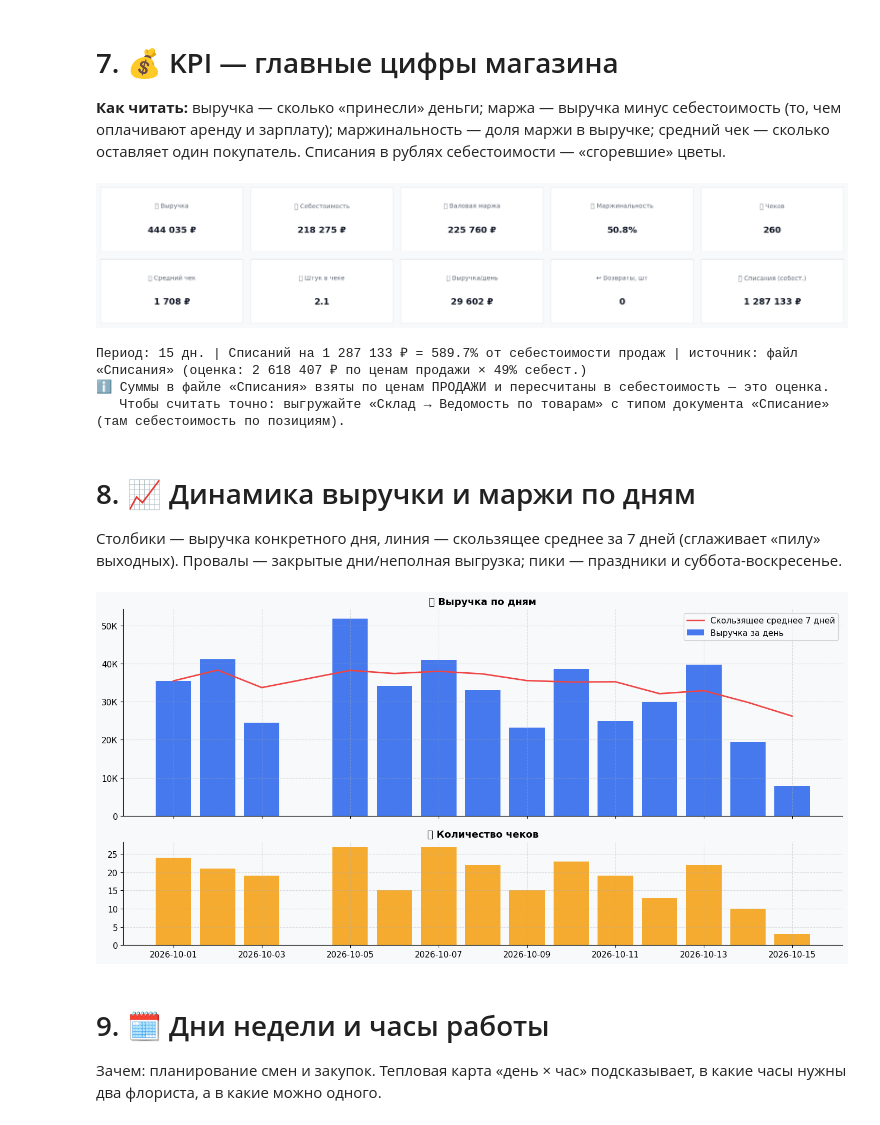
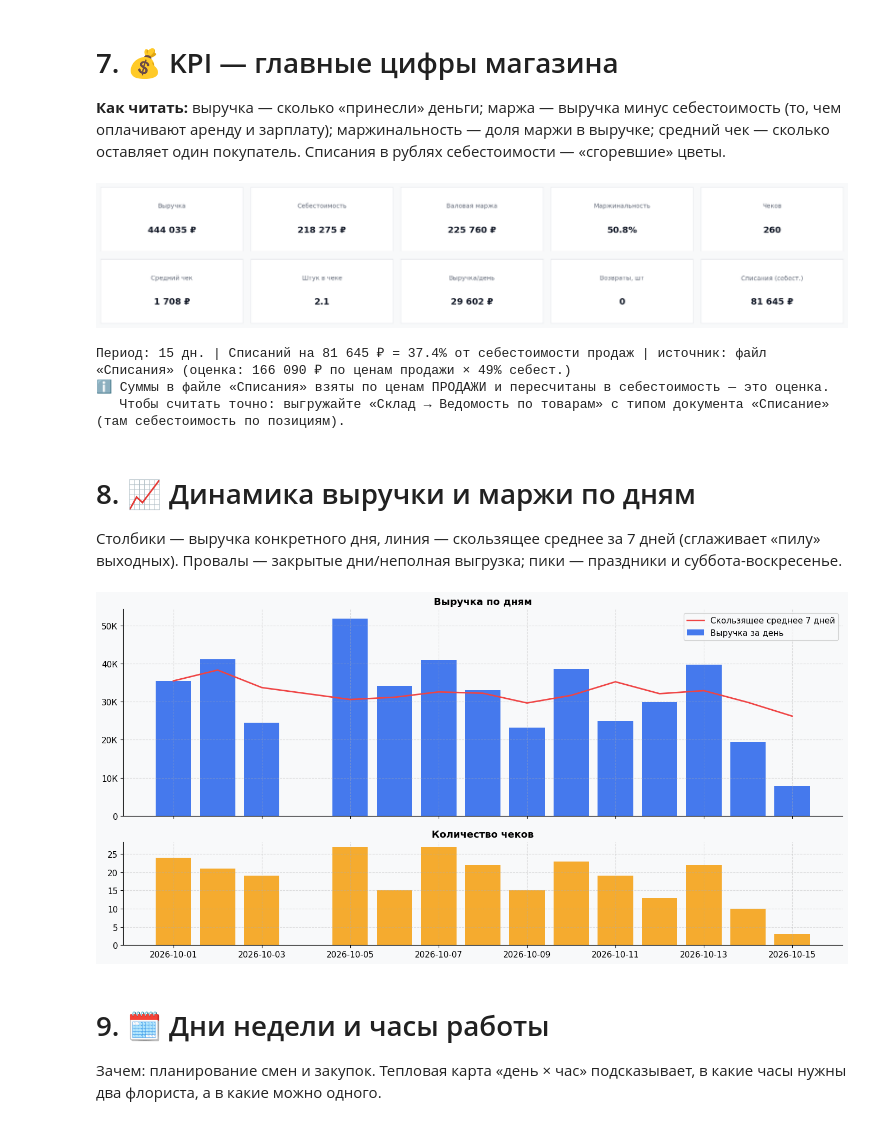
Before and after one commit to Kirill010/muzflowers_analysis, a Jupyter notebook: flowers_analysis.ipynb, the cells around one changed output. Cells and saved outputs as stored; diff of their text form; code cells hidden in the pictures.

```diff
--- a/flowers_analysis.ipynb
+++ b/flowers_analysis.ipynb
@@ -272,9 +302,19 @@ FILE_KEYWORDS = {
 # Если в вашей выгрузке колонки называются иначе — допишите соответствие сюда.
 # Формат: {'имя_которое_ждёт_блокнот': 'имя_в_вашем_файле'}
 COLUMN_ALIASES = {}          # пример: {'Склад': 'Магазин', 'Владелец': 'Ответственный'}
-STORE_FILTER  = None         # None = все склады; или строка-подстрока, напр. 'Курская' (только эта точка)
+STORE_FILTER  = None         # None = все склады; или подстрока названия склада, напр. 'Основной' (если не уверены — оставьте None:
+                             # при ошибке блокнот сам покажет, какие склады есть в файле)
 EXCLUDE_STORE = None         # или исключить склад подстрокой, напр. 'Оптовый'
 
+
+# ─────────── УНИВЕРСАЛЬНЫЙ ВХОД: данные НЕ из Бизнес.Ру (1С, МойСклад, iiko, Excel, ваша касса) ───────────
+# Положите одну «плоскую» таблицу продаж (CSV или XLSX: одна строка = одна позиция в чеке) и укажите путь.
+# Нужные колонки и их синонимы — в разделе 4.2. Пример файла — universal_sales_template.csv.
+UNIVERSAL_FILE        = None   # например 'data/my_sales.csv'. None = читаем выгрузки Бизнес.Ру как раньше
+UNIVERSAL_STOCK_FILE  = None   # необязательно: таблица остатков (Товар, Остаток шт, Остаток ₽) — для разделов про склад
+UNIVERSAL_MAP         = {}     # если колонки названы нестандартно: {'Товар': 'Номенклатура', 'Выручка': 'Сумма продажи'}
+UNIVERSAL_COST_IS_UNIT = False # True, если «Себестоимость» в вашем файле — цена за 1 шт, а не сумма по строке
+
 print('✅ Настройки загружены')
 # %% [output]
 ✅ Настройки загружены
@@ -307,6 +347,18 @@ plt.rcParams.update({
     'figure.facecolor': '#F8F9FA', 'axes.facecolor': '#F8F9FA',
     'axes.grid': True, 'grid.alpha': .4, 'grid.linestyle': '--',
 })
+
+# Эмодзи в тексте ГРАФИКОВ шрифт DejaVu не умеет рисовать (получаются квадратики) — убираем их только с картинок;
+# в таблицах и в тексте блокнота эмодзи остаются.
+import matplotlib.text as _mtext
+_EMOJI_RE = re.compile('[\U0001F000-\U0001FAFF\u2600-\u27BF\u2B00-\u2BFF\u21A9\u2194-\u21AA\uFE0F\u200D]')
+_orig_set_text = _mtext.Text.set_text
+def _set_text_no_emoji(self, s):
+    if isinstance(s, str):
+        s = _EMOJI_RE.sub('', s)
+        s = re.sub(r'(^|\n)[ ]+', r'\1', s)
+    return _orig_set_text(self, s)
+_mtext.Text.set_text = _set_text_no_emoji
 
 PALETTE = ['#2563EB','#10B981','#F59E0B','#EF4444','#8B5CF6','#EC4899',
            '#06B6D4','#84CC16','#F97316','#6366F1','#14B8A6','#FBBF24']
@@ -372,6 +424,8 @@ def find_file(*keywords, ext=('.csv','.xls','.xlsx')):
     настроек (например find_file('движение')) — тогда список берётся из FILE_KEYWORDS,
     и новичок может поменять слова под свои имена файлов, не трогая код ниже.'''
     if not os.path.isdir(DATA_DIR):
+        if UNIVERSAL_FILE:        # универсальный режим: папка data/ может быть не нужна
+            return None
         raise FileNotFoundError(f'Нет папки «{DATA_DIR}». Создайте её рядом с блокнотом и положите выгрузки.')
     kws = []
     for kw in keywords:
@@ -707,7 +766,7 @@ def load_sales_prices(path):
     out['key'] = out['Товар'].map(norm_name)
     return out
 
-path_sales = find_file('продаж')
+path_sales = None if UNIVERSAL_FILE else find_file('продаж')   # в универсальном режиме цены уже есть в самом файле
 if path_sales is None:
     print('⚠️ Файл «Продажи» не найден — цена продажи будет оценена как себестоимость ×%.2f' % GLOBAL_MARKUP)
     sales_agg = pd.DataFrame(columns=['key','Товар','Кол-во','Выручка','Цена продажи'])
@@ -1113,11 +1388,19 @@ writeoff     = docs_f[docs_f['Это_списание']]
 wo_sum       = float(writeoff['Расход (себест.)'].sum())
 wo_source    = 'Движение товаров (по себестоимости)'
 wo_retail    = False                      # True = суммы списаний пересчитаны из розничных
-_wraw = 0.0
+def _in_period(d):
+    '''Только строки внутри рабочего периода (последний день — целиком, вместе с временем).'''
+    return d[(d['Дата'] >= _dmin) & (d['Дата'] < _dmax_end)]
+def _in_file_window(d):
+    '''Только строки внутри окна выгрузки «Движения товаров» (файл списаний часто охватывает ГОД, а склад — один месяц).'''
+    return d[(d['Дата'] >= lines['Дата'].min()) & (d['Дата'] < lines['Дата'].max().normalize() + pd.Timedelta(days=1))]
+_wraw = 0.0; _wraw_all = 0.0           # за рабочий период / за окно выгрузки «Движения»
 if W_DOCS is not None:
-    _wraw = max(_wraw, float(W_DOCS['Сумма'].sum(skipna=True)))
+    _wraw     = max(_wraw,     float(_in_period(W_DOCS)['Сумма'].sum(skipna=True)))
+    _wraw_all = max(_wraw_all, float(_in_file_window(W_DOCS)['Сумма'].sum(skipna=True)))
 if W_LINES is not None:
-    _wraw = max(_wraw, float(W_LINES['Сумма'].sum(skipna=True)))
+    _wraw     = max(_wraw,     float(_in_period(W_LINES)['Сумма'].sum(skipna=True)))
+    _wraw_all = max(_wraw_all, float(_in_file_window(W_LINES)['Сумма'].sum(skipna=True)))
 if wo_sum == 0 and _wraw > 0:   # берём из файла «Списания» (там суммы по ценам продажи)
     cost_share = total_cost / max(total_rev, 1)
     if WO_AMOUNT_IS_RETAIL:
@@ -1131,6 +1414,13 @@ if wo_sum == 0 and _wraw > 0:   # берём из файла «Списания
         wo_source = 'файл «Списания» (как в выгрузке)'
 elif wo_sum == 0 and (W_DOCS is not None or W_LINES is not None):
     print('⚠️ Файл «Списания» прочитан, но колонка с суммой пустая — проверьте выгрузку.')
+
+# списания за окно выгрузки «Движения» (нужны разделу 17.9, где склад сверяется за весь период этого файла)
+_cs_all = total_cost / max(total_rev, 1)
+if W_DOCS is not None or W_LINES is not None:
+    wo_all_cost = _wraw_all * (_cs_all if WO_AMOUNT_IS_RETAIL else 1.0)
+else:
+    wo_all_cost = float(docs[docs['Это_списание']]['Расход (себест.)'].sum())
 
 # --- Проверка здравого смысла: ловим ошибки единиц измерения / не тот файл ---
 if (pd.notna(margin_pct) and (margin_pct > 85 or margin_pct < 0)) or (pd.notna(avg_check) and avg_check > 30000):
@@ -1156,7 +1446,7 @@ if wo_retail:
     print('   Чтобы считать точно: выгружайте «Склад → Ведомость по товарам» с типом документа «Списание» (там себестоимость по позициям).')
 # %% [output]
 [figure]
-Период: 15 дн. | Списаний на 1 287 133 ₽ = 589.7% от себестоимости продаж | источник: файл «Списания» (оценка: 2 618 407 ₽ по ценам продажи × 49% себест.)
+Период: 15 дн. | Списаний на 81 645 ₽ = 37.4% от себестоимости продаж | источник: файл «Списания» (оценка: 166 090 ₽ по ценам продажи × 49% себест.)
 ℹ️ Суммы в файле «Списания» взяты по ценам ПРОДАЖИ и пересчитаны в себестоимость — это оценка.
    Чтобы считать точно: выгружайте «Склад → Ведомость по товарам» с типом документа «Списание» (там себестоимость по позициям).
 # %% [markdown]
@@ -1167,21 +1457,24 @@ if wo_retail:
 # %%
 daily = df_s.groupby(df_s['Дата'].dt.normalize()).agg(
     Выручка=('Выручка','sum'), Маржа=('Маржа','sum'),
     Чеков=('check_key','nunique'), Штук=('Кол-во','sum')).reset_index().rename(columns={'Дата':'День'})
-daily['MA7'] = daily['Выручка'].rolling(7, min_periods=1).mean()
+# Скользящее среднее считаем по КАЛЕНДАРНЫМ дням (дни без продаж = 0 ₽), иначе «7 строк» растянутся на 2 недели
+_full = pd.date_range(daily['День'].min(), daily['День'].max(), freq='D')
+_ma = daily.set_index('День')['Выручка'].reindex(_full).fillna(0).rolling(7, min_periods=1).mean()
+daily['MA7'] = _ma.reindex(daily['День']).values
 
 fig, axes = plt.subplots(2,1, figsize=(14,7), sharex=True, gridspec_kw={'height_ratios':[2,1]})
 ax = axes[0]
 ax.bar(daily['День'], daily['Выручка'], color=PALETTE[0], alpha=.85, label='Выручка за день')
 ax.plot(daily['День'], daily['MA7'], color=PALETTE[3], lw=2, label='Скользящее среднее 7 дней')
 ax.yaxis.set_major_formatter(mticker.FuncFormatter(fmt_rub_axis))
 ax.set_title('💸 Выручка по дням'); ax.legend()
 ax2 = axes[1]
 ax2.bar(daily['День'], daily['Чеков'], color=PALETTE[2], alpha=.85)
 ax2.set_title('🧾 Количество чеков');
 plt.tight_layout(); plt.show()
 # %% [output]
-[figure, old version]
+[figure, new version]
 # %% [markdown]
 <a id='шаг9'></a>
 # 9. 🗓 Дни недели и часы работы
```
Also changed, not shown: parts of 29 cells of this notebook, 1 other file.
